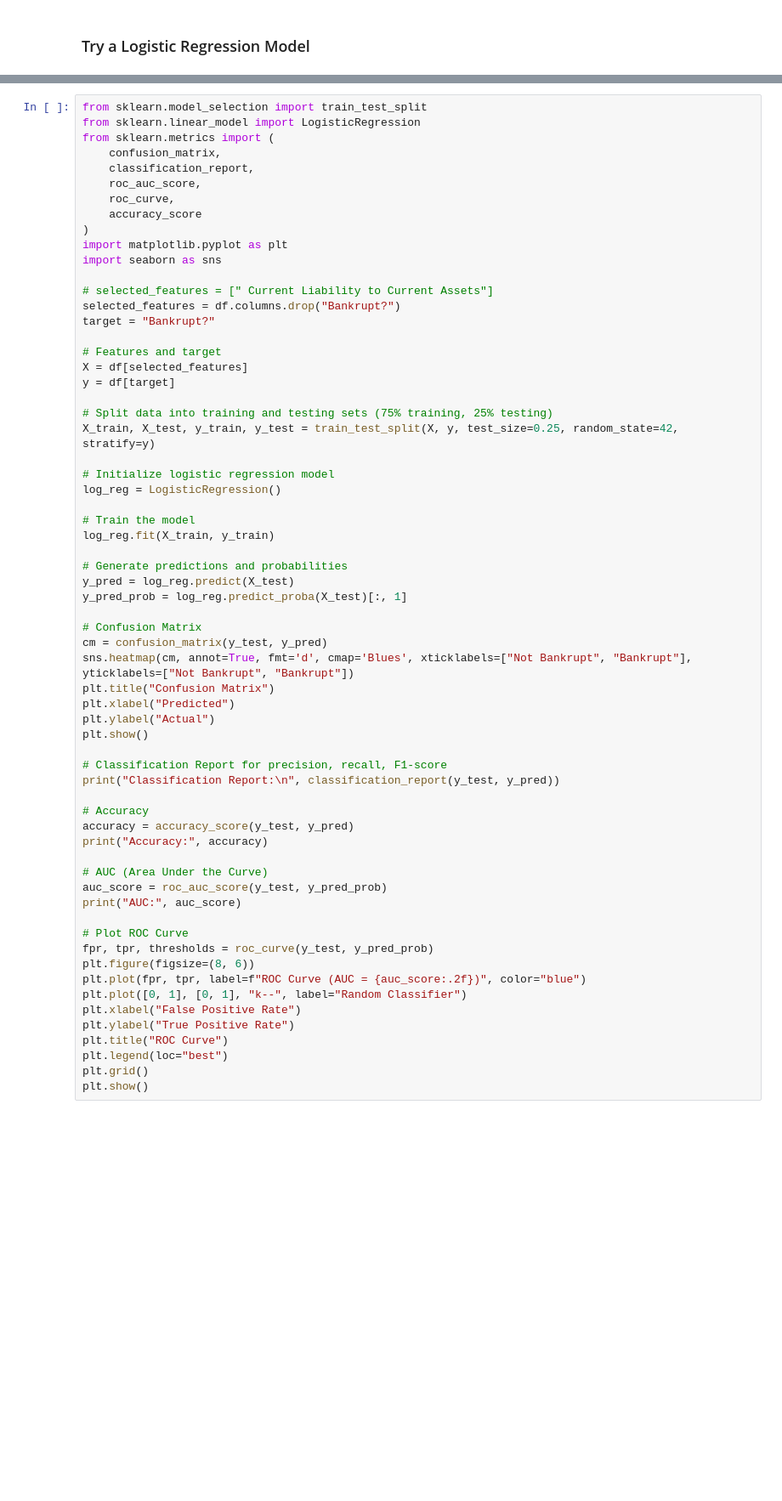
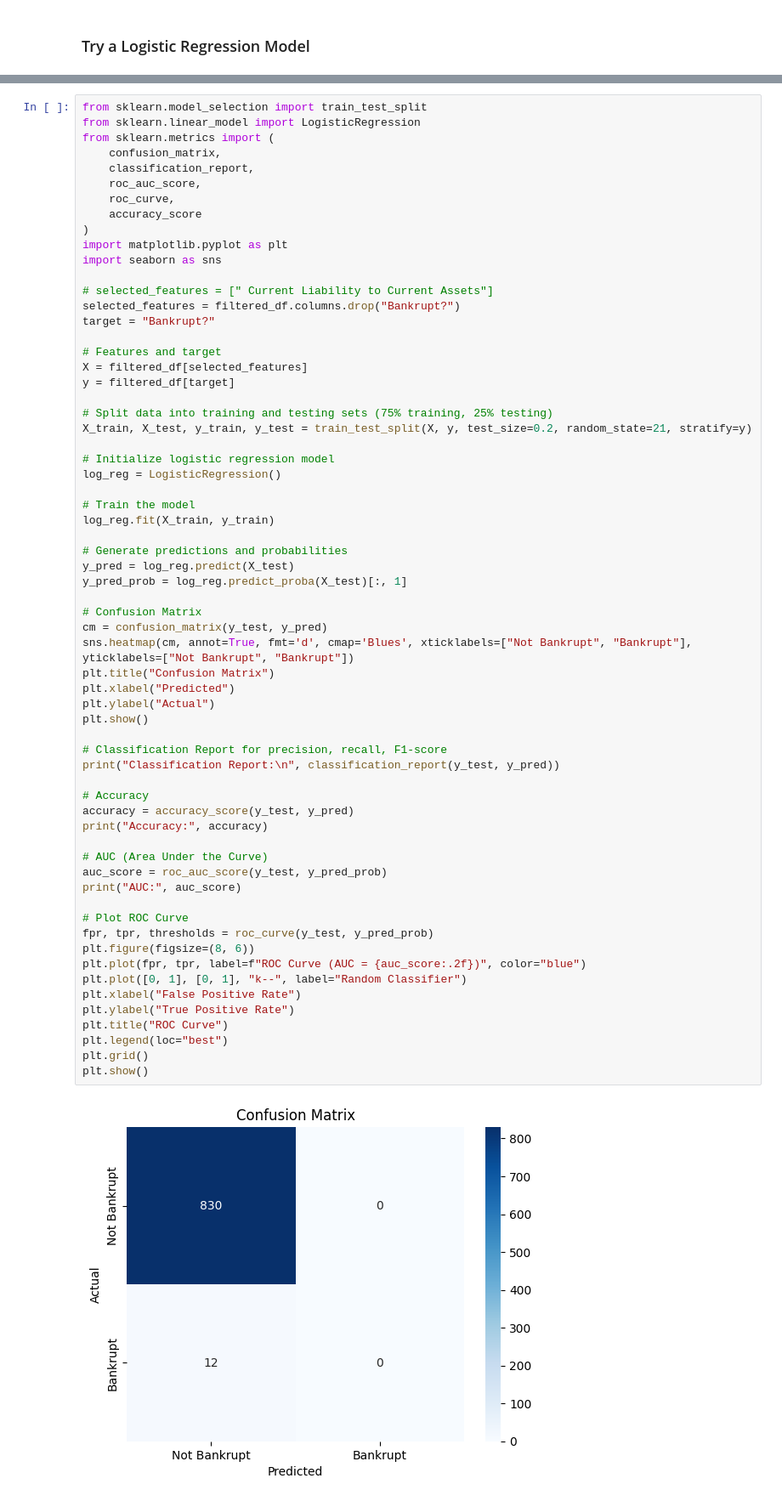
Before and after one commit to zhou1126/Marquette_teaching_finance, a Jupyter notebook: class2_Taiwan_bankruptcy.ipynb, the cells around one changed output, grey strips where cells are left out. Shown at 85% size. Cells and saved outputs as stored; diff of their text form; blank space fills up the shorter version.

```diff
--- a/class2_Taiwan_bankruptcy.ipynb
+++ b/class2_Taiwan_bankruptcy.ipynb
@@ -474,15 +292,15 @@ import matplotlib.pyplot as plt
 import seaborn as sns
 
 # selected_features = [" Current Liability to Current Assets"]
-selected_features = df.columns.drop("Bankrupt?")
+selected_features = filtered_df.columns.drop("Bankrupt?")
 target = "Bankrupt?"
 
 # Features and target
-X = df[selected_features]
-y = df[target]
+X = filtered_df[selected_features]
+y = filtered_df[target]
 
 # Split data into training and testing sets (75% training, 25% testing)
-X_train, X_test, y_train, y_test = train_test_split(X, y, test_size=0.25, random_state=42, stratify=y)
+X_train, X_test, y_train, y_test = train_test_split(X, y, test_size=0.2, random_state=21, stratify=y)
 
 # Initialize logistic regression model
 log_reg = LogisticRegression()
@@ -497,30 +315,32 @@ y_pred_prob = log_reg.predict_proba(X_test)[:, 1]
 # Confusion Matrix
 cm = confusion_matrix(y_test, y_pred)
 sns.heatmap(cm, annot=True, fmt='d', cmap='Blues', xticklabels=["Not Bankrupt", "Bankrupt"], yticklabels=["Not Bankrupt", "Bankrupt"])
 plt.title("Confusion Matrix")
 plt.xlabel("Predicted")
 plt.ylabel("Actual")
 plt.show()
 
 # Classification Report for precision, recall, F1-score
 print("Classification Report:\n", classification_report(y_test, y_pred))
 
 # Accuracy
 accuracy = accuracy_score(y_test, y_pred)
 print("Accuracy:", accuracy)
 
 # AUC (Area Under the Curve)
 auc_score = roc_auc_score(y_test, y_pred_prob)
 print("AUC:", auc_score)
 
 # Plot ROC Curve
 fpr, tpr, thresholds = roc_curve(y_test, y_pred_prob)
 plt.figure(figsize=(8, 6))
 plt.plot(fpr, tpr, label=f"ROC Curve (AUC = {auc_score:.2f})", color="blue")
 plt.plot([0, 1], [0, 1], "k--", label="Random Classifier")
 plt.xlabel("False Positive Rate")
 plt.ylabel("True Positive Rate")
 plt.title("ROC Curve")
 plt.legend(loc="best")
 plt.grid()
 plt.show()
+# %% [output]
+[figure, added]
```
Also changed, not shown: parts of 30 cells of this notebook.
